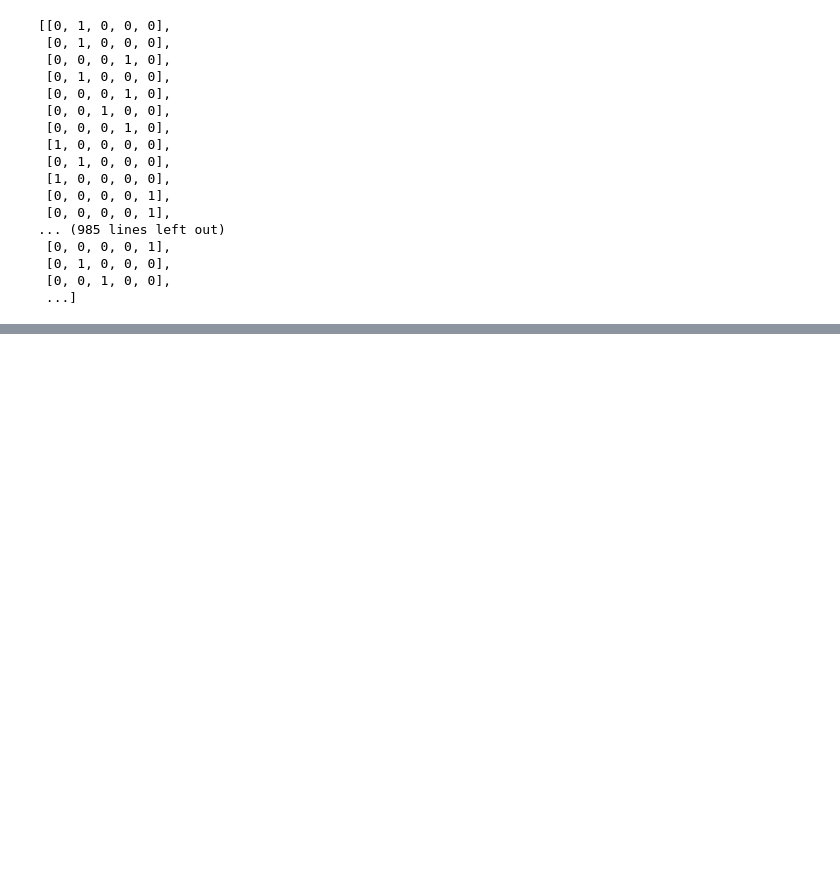
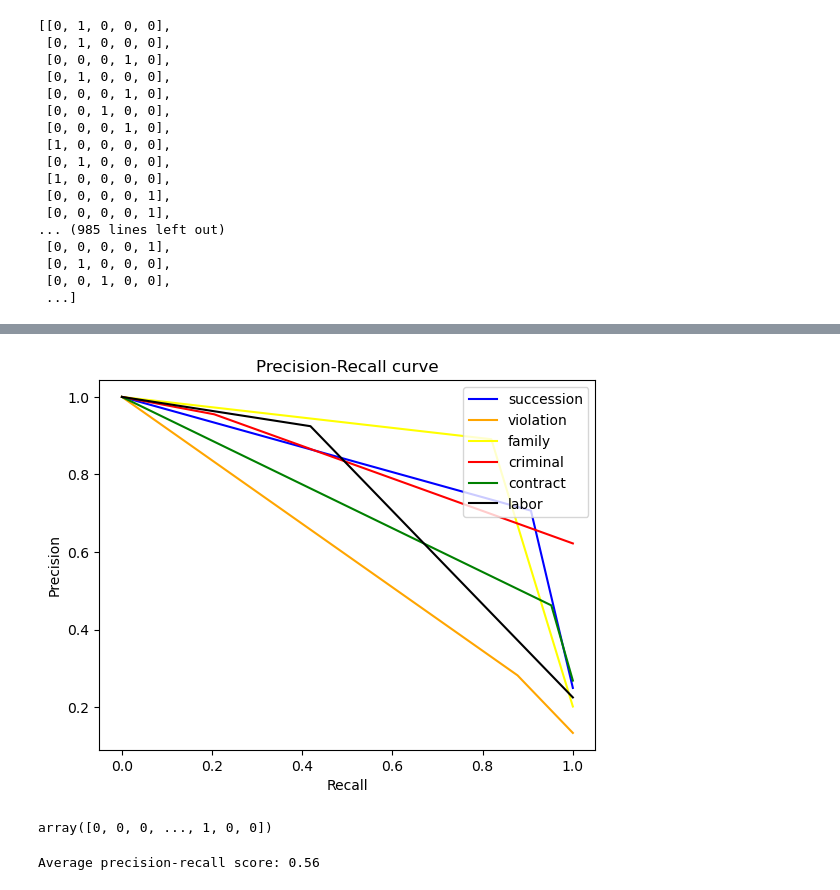
Before and after one commit to PreamJ/LDA_TopicModelling_Legal, a Jupyter notebook: evaluation.ipynb, the cells around one changed output, grey strips where cells are left out. Cells and saved outputs as stored; diff of their text form; code cells hidden in the pictures; blank space fills up the shorter version.

Commit message:
temp -> main

```diff
--- a/evaluation.ipynb
+++ b/evaluation.ipynb
@@ -134,7 +93,7 @@ y_predict
  ...]
 # %%
 test = data['Classes']
-test = test[:6031]
+test = test
 y_test = []
 topics_of_interest = ['Violation', 'family', 'criminal', 'contract', 'labor']
 for sample in test:
@@ -240,0 +254,10 @@ plt.show()
+# %%
+y_predict=[]
+for each_topic in pred_question_score:
+  temp_pred = []
+  for topic in each_topic:
+    if(topic[1]>0.167): temp_pred.append(1)
+    else: temp_pred.append(0)
+  y_predict.append(temp_pred)
+# y_predict = np.array(y_predict)
+pd.DataFrame(y_predict)
@@ -240,0 +278,9 @@ plt.show()
+# %%
+y_test=[]
+for each_topic in pred_answer_score:
+  temp_test = []
+  for topic in each_topic:
+    if(topic[1]>0.167): temp_test.append(1)
+    else: temp_test.append(0)
+  y_test.append(temp_test)
+pd.DataFrame(y_test)
@@ -240,0 +345,30 @@ plt.show()
+# %%
+y_true = np.array(y_test)
+y_pred = np.array(y_predict)
+# Compute the precision and recall values for each class
+precision = dict()
+recall = dict()
+n_classes = 6
+for i in range(n_classes):
+    precision[i], recall[i], _ = metrics.precision_recall_curve(y_true[:, i], y_pred[:, i])
+
+# Plot the precision-recall curve for each class
+import matplotlib.pyplot as plt
+from itertools import cycle
+colors = cycle(['blue', 'orange', 'yellow', 'red', 'green', 'black'])
+label = ['succession', 'violation', 'family', 'criminal', 'contract', 'labor']
+for i, color in zip(range(n_classes), colors):
+    plt.plot(recall[i], precision[i], color=color,
+             label=label[i])
+
+plt.xlabel('Recall')
+plt.ylabel('Precision')
+plt.legend(loc='upper right')
+plt.title('Precision-Recall curve')
+plt.show()
+# %% [output]
+[figure, added]
+# %%
+y_true[:, 1]
+# %% [output]
+array([0, 0, 0, ..., 1, 0, 0])
@@ -240,0 +389,7 @@ plt.show()
+# %%
+len(recall)
+average_precision = metrics.average_precision_score(y_true, y_pred)
+print('Average precision-recall score: {0:0.2f}'.format(
+      average_precision))
+# %% [output]
+Average precision-recall score: 0.56
```
Also changed, not shown: parts of 27 cells of this notebook, 20 other files.
